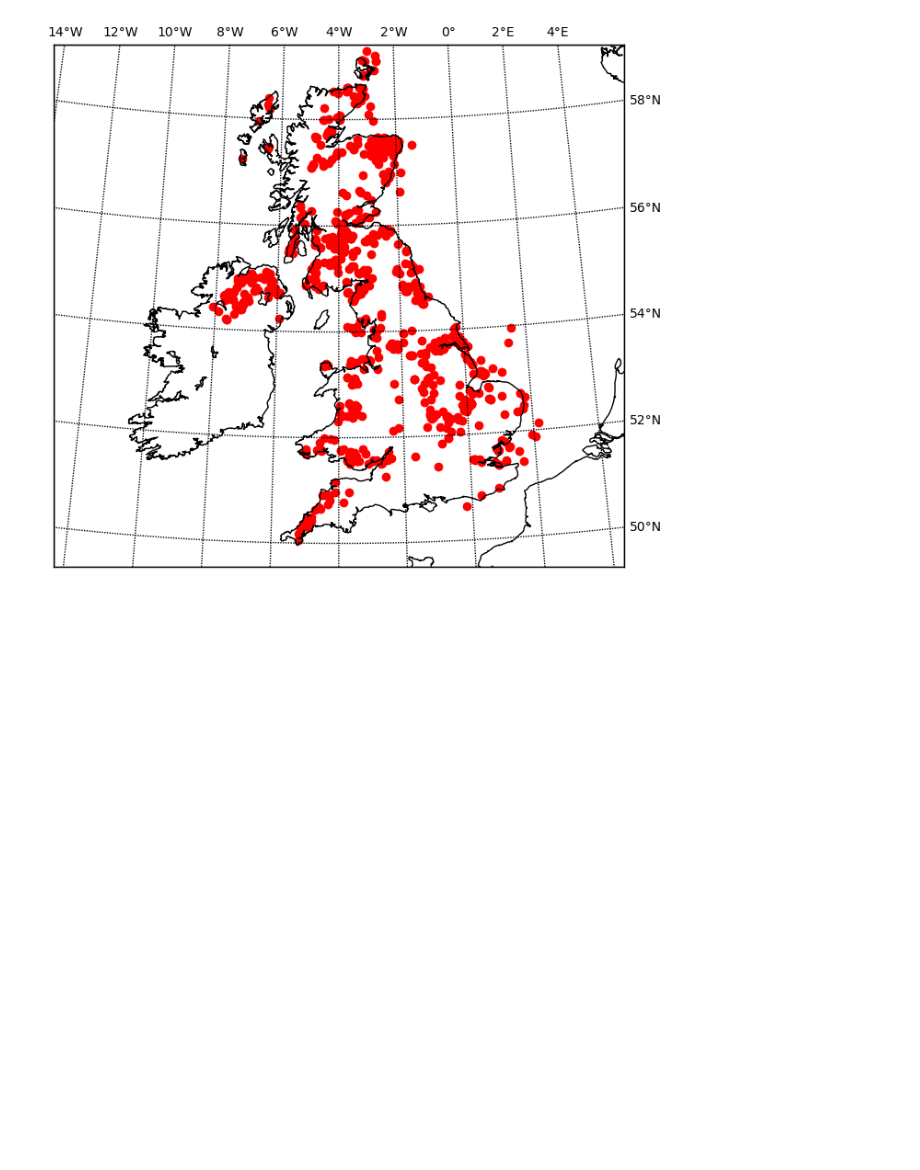
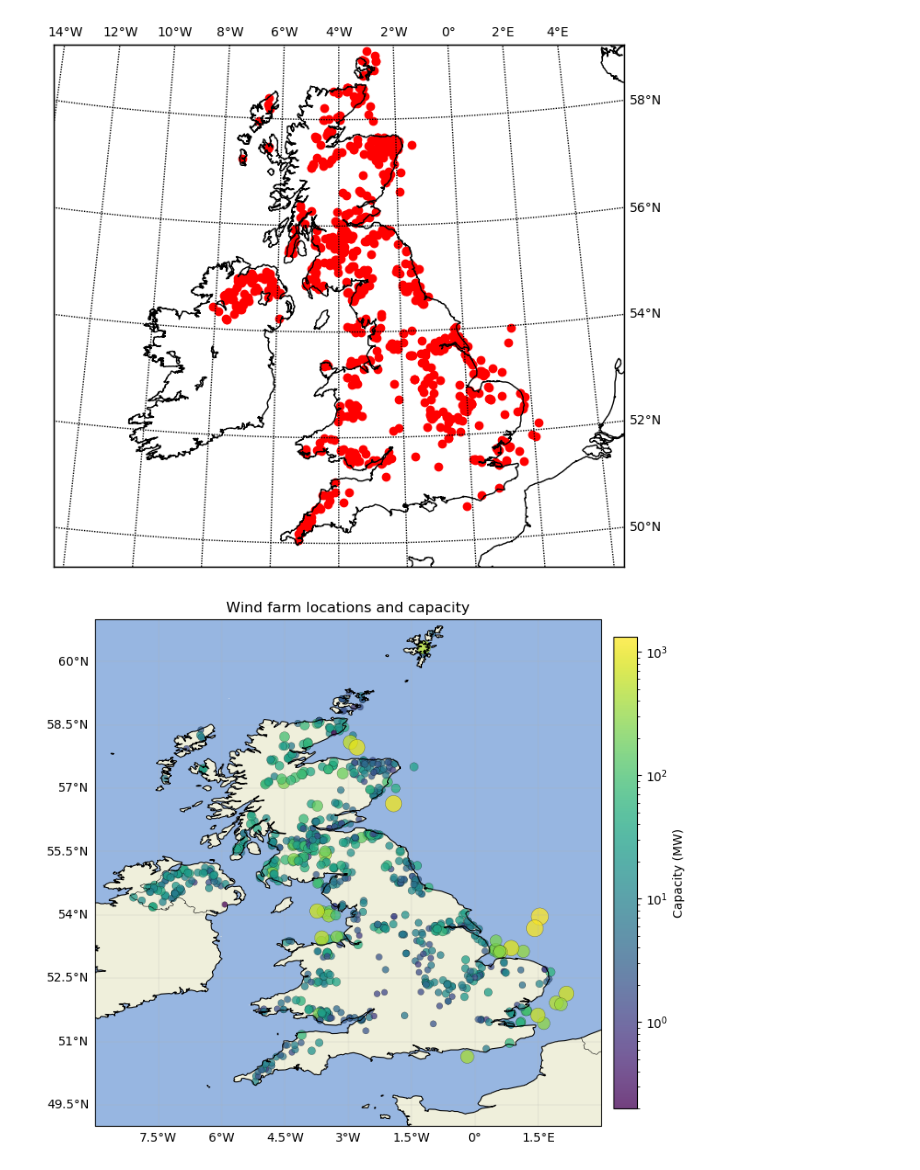
Before and after one commit to clara-lw/wind-energy-grid-project, a Jupyter notebook: notebooks/data_plots.ipynb, the cells around one changed output. Cells and saved outputs as stored; diff of their text form; code cells hidden in the pictures; blank space fills up the shorter version.

Commit message:
improve plot aesthetics and add capacity data

```diff
--- a/notebooks/data_plots.ipynb
+++ b/notebooks/data_plots.ipynb
@@ -26,0 +37,46 @@ plt.show()
+# %%
+def plot_map():
+    fig = plt.figure(figsize=(9,10))
+    ax = plt.axes(projection=ccrs.PlateCarree())
+
+    ax.add_feature(cfeature.LAND)
+    ax.add_feature(cfeature.OCEAN)
+    ax.add_feature(cfeature.COASTLINE, linewidth=0.8)
+    ax.add_feature(cfeature.BORDERS, linewidth=0.4)
+
+    ax.set_extent([-9, 3, 49, 61], crs=ccrs.PlateCarree())
+
+    gl = ax.gridlines(draw_labels=True, linewidth=0.3, alpha=0.6)
+    gl.top_labels = False
+    gl.right_labels = False
+
+    return fig, ax
+# %%
+fig, ax = plot_map()
+
+sizes = 20 + 180 * (np.sqrt(cap) / np.sqrt(np.nanmax(cap) if np.nanmax(cap) > 0 else 1))
+
+norm = mcolors.LogNorm(
+    vmin=np.nanmin(cap[cap > 0]),   # log can't handle 0
+    vmax=np.nanmax(cap)
+)
+
+sc = ax.scatter(
+    lons, lats,
+    s=sizes,
+    c=cap,
+    cmap='viridis',
+    norm=norm,
+    alpha=0.75,
+    edgecolors='k',
+    linewidth=0.2,
+    transform=ccrs.PlateCarree()
+)
+
+cbar = plt.colorbar(sc, ax=ax, orientation='vertical', pad=0.02, shrink=0.7)
+cbar.set_label('Capacity (MW)')
+
+ax.set_title('Wind farm locations and capacity')
+plt.show()
+# %% [output]
+[figure, added]
```
Also changed, not shown: parts of 3 cells of this notebook.
